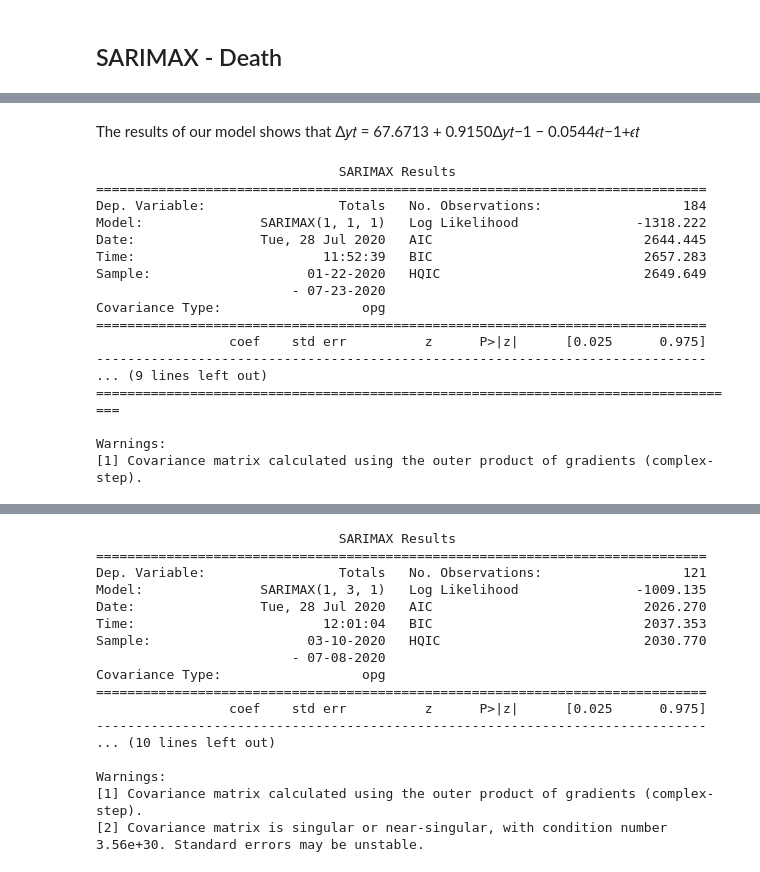
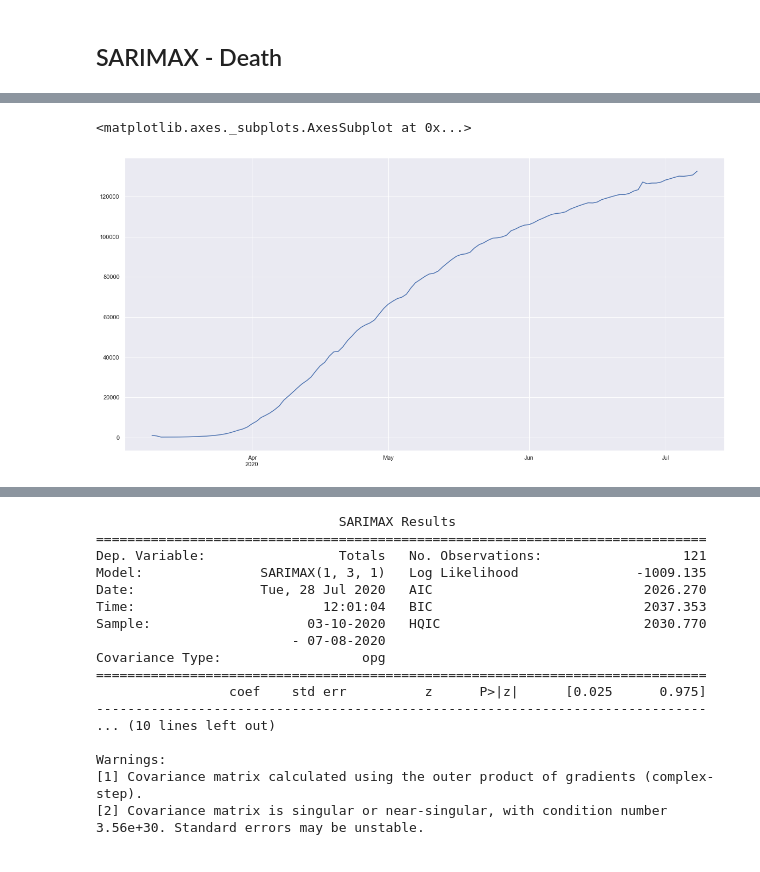
Before and after one commit to GabeSArn/time_series, a Jupyter notebook: index_ga.ipynb, the cells around one changed output, grey strips where cells are left out. Cells and saved outputs as stored; diff of their text form; code cells hidden in the pictures.

```diff
--- a/index_ga.ipynb
+++ b/index_ga.ipynb
@@ -16,6 +16,8 @@ import datetime
 from statsmodels.graphics.tsaplots import plot_pacf
 from statsmodels.graphics.tsaplots import plot_acf
 from statsmodels.tsa.arima_model import ARMA
+# %%
+sns.set(rc={'figure.figsize':(20,10)})
 # %% [markdown]
 <p> Data Uploads and Cleaning </p>
 # %%
@@ -298,13 +302,22 @@ def sarimax_model(dataframe, p,d,q):
     training_dates_end = '2020-07-08'
 
     testing_set_values = dataframe[test_dates:]
-    testing_set = dataframe[test_dates:].drop('Totals', axis=1)
+    testing_set = dataframe[test_dates:]
     training_set = dataframe[training_dates_start:training_dates_end]
 
-    mod = sm.tsa.statespace.SARIMAX(dataframe['Totals'], trend='c', order=(int(p),int(d),int(q)))
-    res = mod.fit(disp=False)
+
+    mod = sm.tsa.statespace.SARIMAX(training_set, trend='c', order=(int(p),int(d),int(q)))
+    res = mod.fit()
     preds = res.predict()
-    ans['Results'] = res.summary()
-    ans['RMSE'] = np.sqrt(metrics.mean_squared_error(training_set,preds))
+    ans['Training_Results'] = res.summary()
+    ans['Training_RMSE'] = np.sqrt(metrics.mean_squared_error(training_set,preds))
+    ans['Training_Predictions'] = preds
+
+    test_mod = sm.tsa.statespace.SARIMAX(testing_set_values, trend='c', order=(int(p),int(d),int(q)))
+    test_res = test_mod.fit()
+    test_preds = test_res.predict()
+    ans['Testing_Results'] = test_res.summary()
+    ans['Testing_RMSE'] = np.sqrt(metrics.mean_squared_error(testing_set_values,test_preds))
+    ans['Testing_Predictions'] = test_preds
 
     return ans
@@ -333,24 +324,6 @@ Warnings:
-# %% [markdown]
-<p> The results of our model shows that Δ𝑦𝑡 = 67.6713 + 0.9150Δ𝑦𝑡−1 − 0.0544𝜖𝑡−1+𝜖𝑡</p>
-# %%
-mod = sm.tsa.statespace.SARIMAX(death_total_diff2, trend='c', order=(1,1,1))
-res = mod.fit(disp=False)
-print(res.summary())
-# %% [output]
-                               SARIMAX Results
-==============================================================================
-Dep. Variable:                 Totals   No. Observations:                  184
-Model:               SARIMAX(1, 1, 1)   Log Likelihood               -1318.222
-Date:                Tue, 28 Jul 2020   AIC                           2644.445
-Time:                        11:52:39   BIC                           2657.283
-Sample:                    01-22-2020   HQIC                          2649.649
-                         - 07-23-2020
-Covariance Type:                  opg
-==============================================================================
-                 coef    std err          z      P>|z|      [0.025      0.975]
-------------------------------------------------------------------------------
-... (9 lines left out)
-===================================================================================
-
-Warnings:
-[1] Covariance matrix calculated using the outer product of gradients (complex-step).
+# %%
+first_model_sarimax = sarimax_model(death_data['Totals'],1,1,1)
+first_model_sarimax['Training_Predictions'].plot(figsize=(20,10))
+# %% [output]
+<matplotlib.axes._subplots.AxesSubplot at 0x...>
+[figure, added]
```
Also changed, not shown: parts of 15 cells of this notebook.
